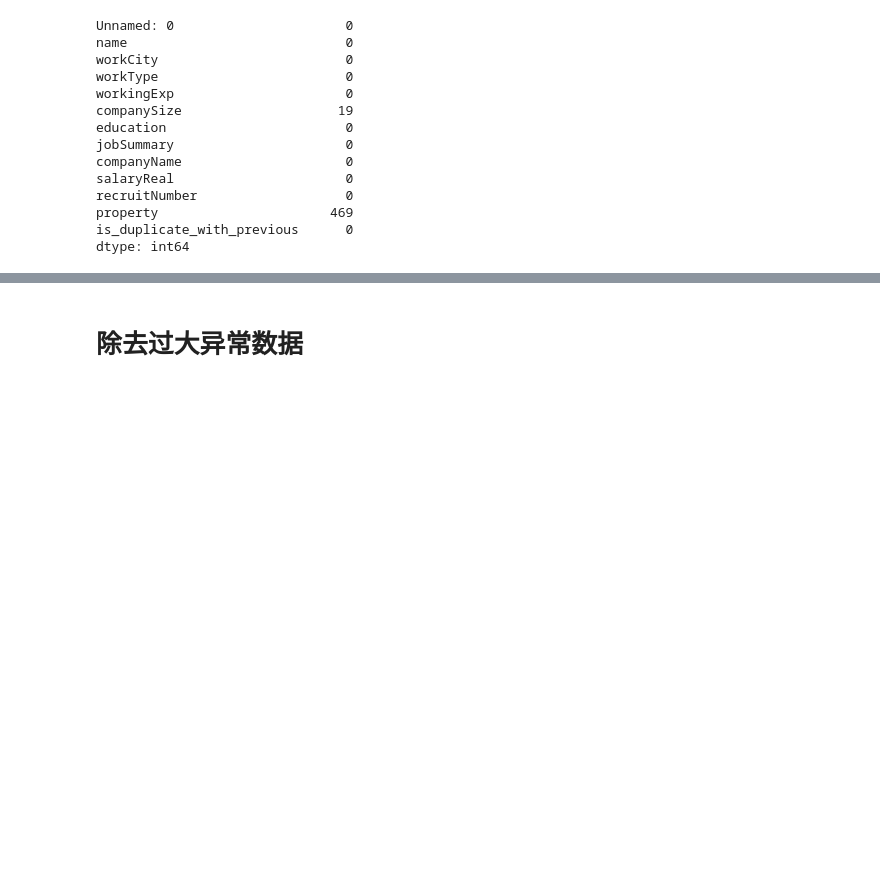
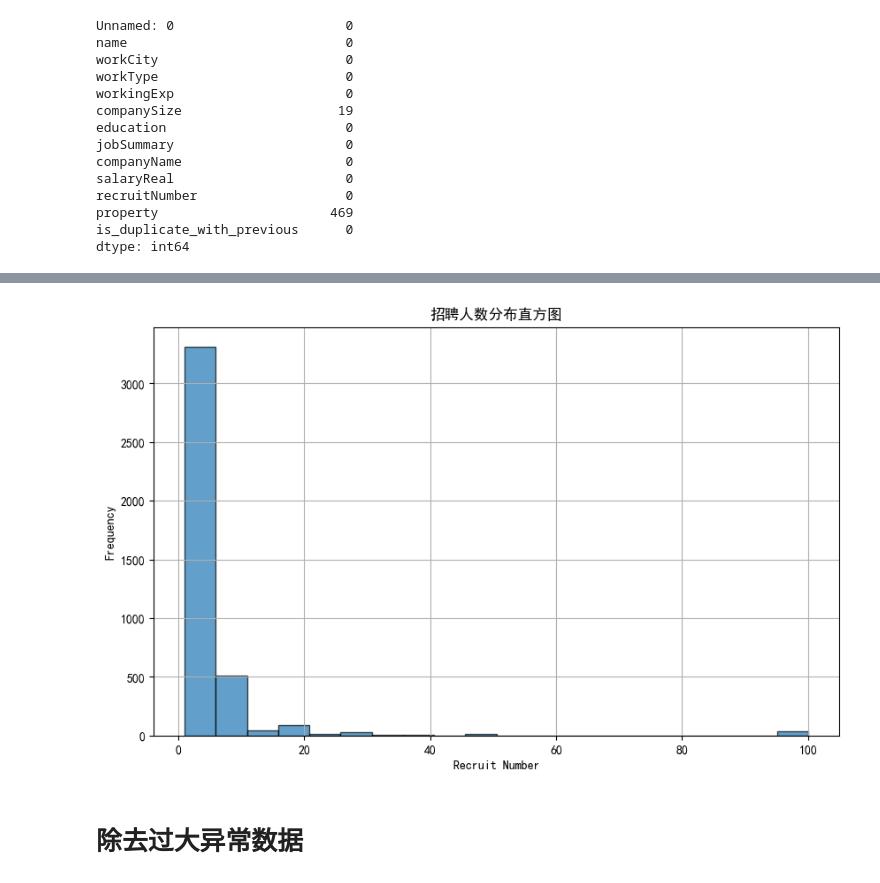
Before and after one commit to SHULI76/1, a Jupyter notebook: 数据分析类招聘信息数据分析.ipynb, the cells around one changed output, grey strips where cells are left out. Saved outputs shown, nothing was run; the diff lists cells and outputs as text; code cells hidden in the pictures; blank space fills up the shorter version.

```diff
--- a/数据分析类招聘信息数据分析.ipynb
+++ b/数据分析类招聘信息数据分析.ipynb
@@ -238,3 +227,18 @@ plt.show()
+# %%
+# 招聘人数直方图
+# 提取recruitNumber列数据
+recruit_number = df['recruitNumber']
+
+# 绘制直方图
+plt.figure(figsize=(10, 6))
+plt.hist(recruit_number.dropna(), bins=20, edgecolor='k', alpha=0.7)
+plt.title('招聘人数分布直方图')
+plt.xlabel('Recruit Number')
+plt.ylabel('Frequency')
+plt.grid(True)
+plt.show()
+# %% [output]
+[figure, added]
 # %% [markdown]
 # 除去过大异常数据
 # %%
```
Also changed, not shown: parts of 8 cells of this notebook, 1 other file.
